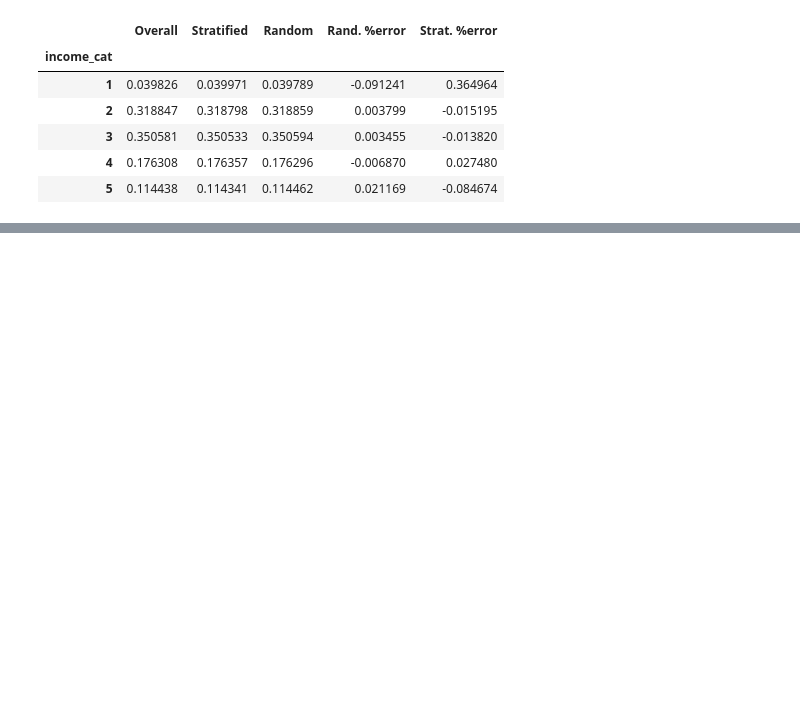
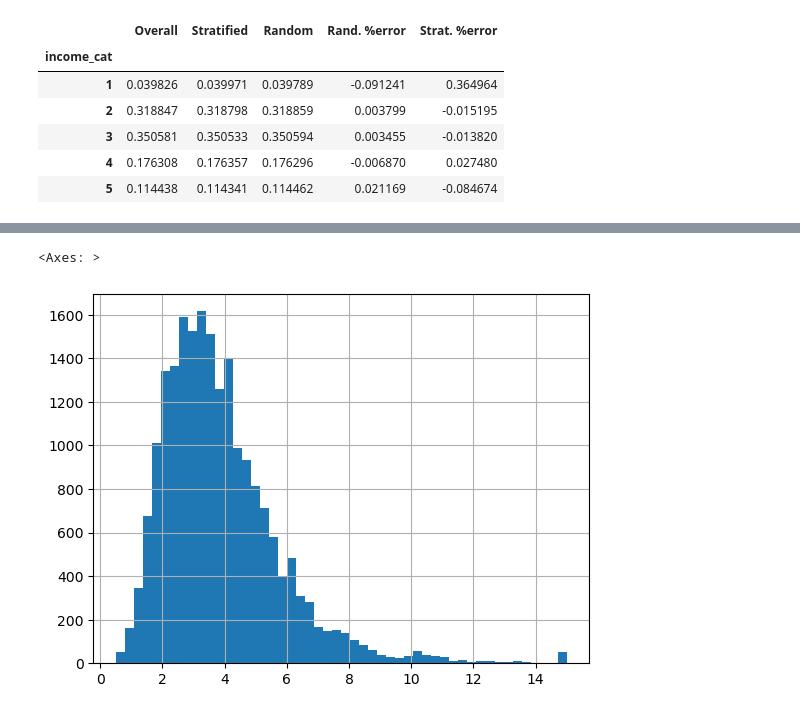
Before and after one commit to luoxingyun9410/Chapter-2, a Jupyter notebook: Chapter_2.ipynb, the cells around one changed output, grey strips where cells are left out. Cells and saved outputs as stored; diff of their text form; code cells hidden in the pictures; blank space fills up the shorter version.

```diff
--- a/Chapter_2.ipynb
+++ b/Chapter_2.ipynb
@@ -188,0 +255,5 @@ compare_props
+# %%
+housing_data["median_income"].hist(bins=50)
+# %% [output]
+<Axes: >
+[figure, added]
```
Also changed, not shown: parts of 14 cells of this notebook.
